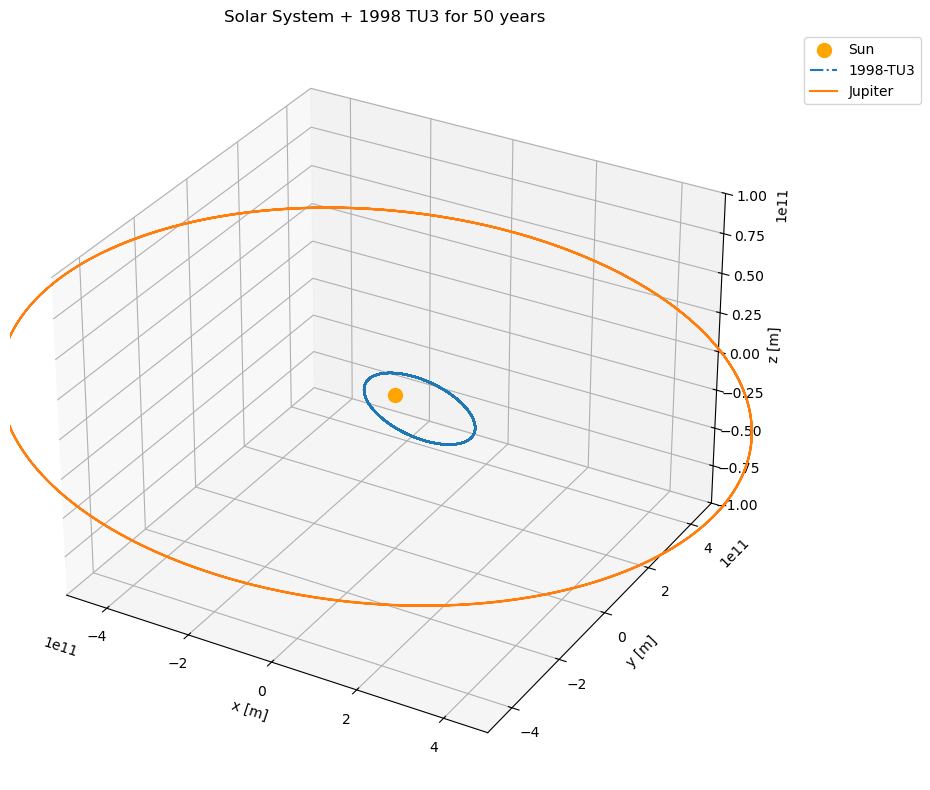
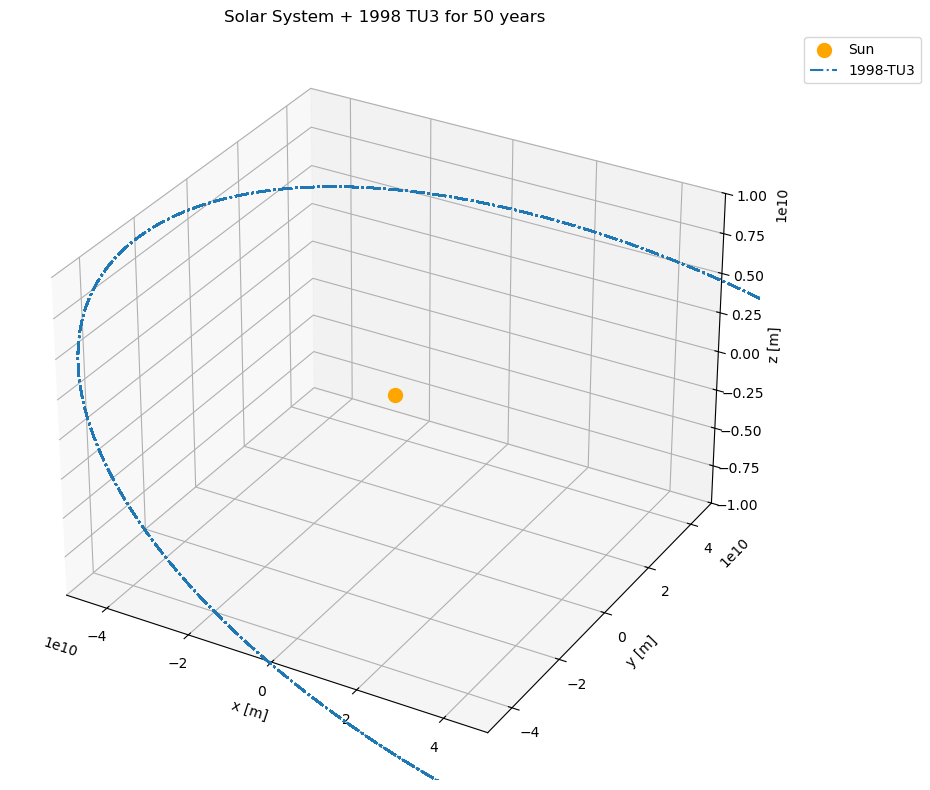
Unified diff of the notebook cell whose output changed from the first chart to the second:
--- before
+++ after
@@ -15,23 +15,23 @@
 # Define colors or a colormap for variety
 #planet_colours = ['silver', 'gold', 'teal', 'tab:red', 'darkorange', 'wheat', 'lightblue', 'royalblue']
-planets_names = ["Jupiter"]
+# planets_names = ["Jupiter"]
 # planets_names = ["Mercury","Venus","Earth","Mars","Jupiter","Saturn","Uranus","Neptune"]
 
-# Loop through the planets you created in Step 2
-for i, planet_name in enumerate(planets_names):
-    # Extract states from the ephemeris for the simulation times
-    planet_states = np.array([
-        body_system.get(planet_name).ephemeris.cartesian_state(time)
-        for time in times
-    ])
+# # Loop through the planets you created in Step 2
+# for i, planet_name in enumerate(planets_names):
+#     # Extract states from the ephemeris for the simulation times
+#     planet_states = np.array([
+#         body_system.get(planet_name).ephemeris.cartesian_state(time)
+#         for time in times
+#     ])
     
-    # Plot x, y, z (Indices 0, 1, 2)
-    ax.plot(
-        planet_states[:, 0], 
-        planet_states[:, 1], 
-        planet_states[:, 2], 
-        label = planet_name,
-        # color = planet_colours[i-1]
-    )
+#     # Plot x, y, z (Indices 0, 1, 2)
+#     ax.plot(
+#         planet_states[:, 0], 
+#         planet_states[:, 1], 
+#         planet_states[:, 2], 
+#         label = planet_name,
+#         # color = planet_colours[i-1]
+#     )
 
 # for asteroid_name, asteroid_states in asteroid_ephemerides.items():
@@ -50,13 +50,13 @@
 ax.set_zlabel("z [m]")
 
-# # TU3 Orbit
-# ax.set_xlim(-5e10, 5e10)
-# ax.set_ylim(-5e10, 5e10)
-# ax.set_zlim(-1e10, 1e10)
+# TU3 Orbit
+ax.set_xlim(-5e10, 5e10)
+ax.set_ylim(-5e10, 5e10)
+ax.set_zlim(-1e10, 1e10)
 
-# Around Jupiter Size
-ax.set_xlim(-5e11, 5e11)
-ax.set_ylim(-5e11, 5e11)
-ax.set_zlim(-1e11, 1e11)
+# # Around Jupiter Size
+# ax.set_xlim(-5e11, 5e11)
+# ax.set_ylim(-5e11, 5e11)
+# ax.set_zlim(-1e11, 1e11)
 
 # # Limits for the whole Solar System

Commit: During crash